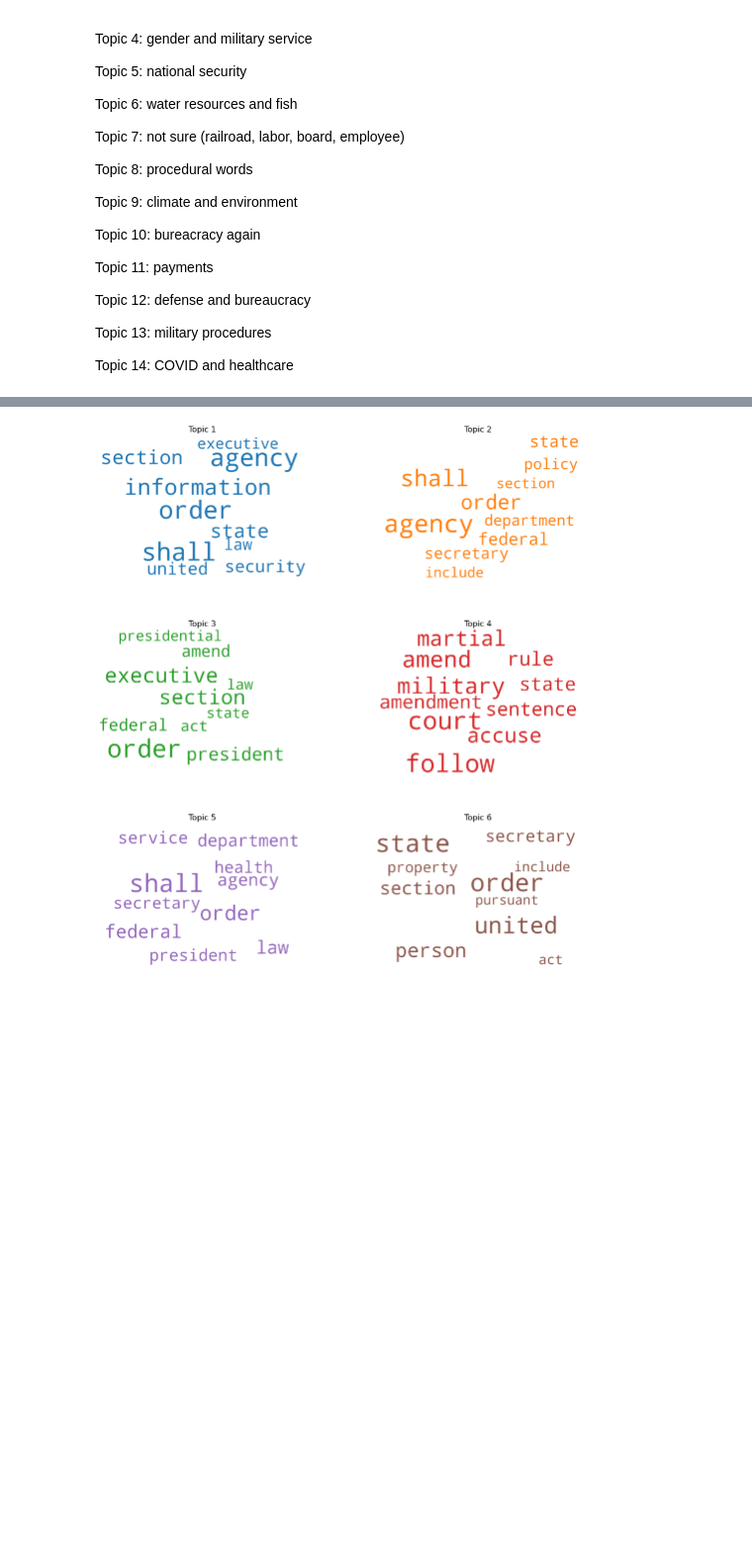
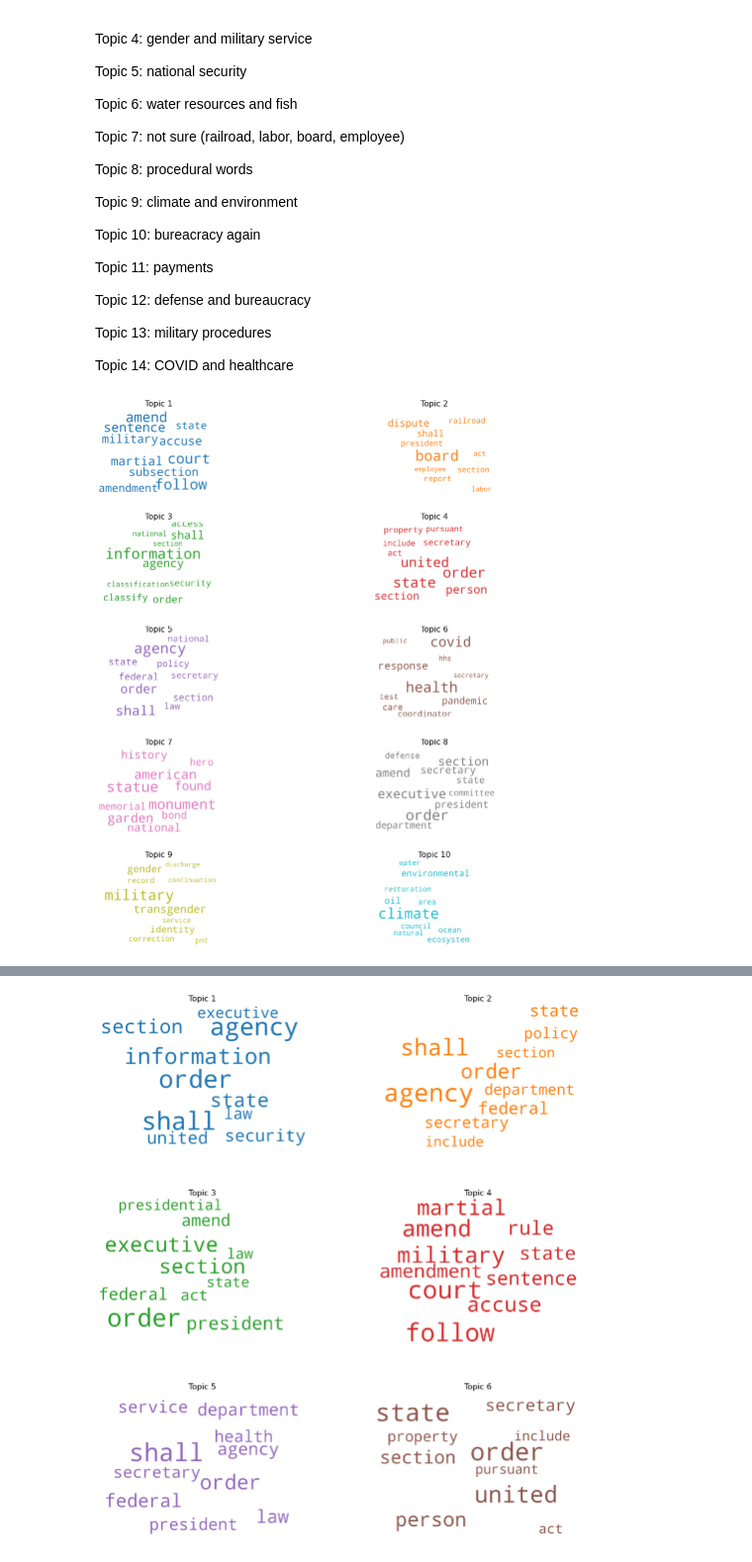
Before and after one commit to RobertoBarrosoLuque/Presidential-Rhetoric-NLP, a Jupyter notebook: exploratory_notebooks/final_proj_exploratory.ipynb, the cells around one changed output, grey strips where cells are left out. Shown at 99% size. Saved outputs shown, nothing was run; the diff lists cells and outputs as text; code cells hidden in the pictures; blank space fills up the shorter version.

```diff
--- a/exploratory_notebooks/final_proj_exploratory.ipynb
+++ b/exploratory_notebooks/final_proj_exploratory.ipynb
@@ -386,6 +440,8 @@ best_model.show_topics(num_topics=-1, formatted=False)
    ('public', 0.0081548),
    ('hhs', 0.008038013),
    ('secretary', 0.007170803)])]
+# %%
+lda_orders_new = LDA_barrosoluquer(clean_orders)
 # %% [markdown]
 Our optimal model produces 15 topics:
 
@@ -418,3 +474,7 @@ Topic 12: defense and bureaucracy
 Topic 13: military procedures
 
 Topic 14: COVID and healthcare
+# %%
+lda_orders_new.generate_topic_wordcloud(ldamodel=best_model)
+# %% [output]
+[figure, added]
```
Also changed, not shown: parts of 18 cells of this notebook.
